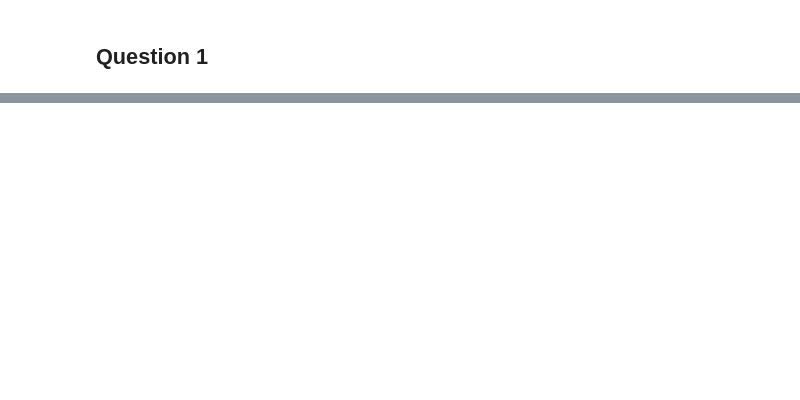
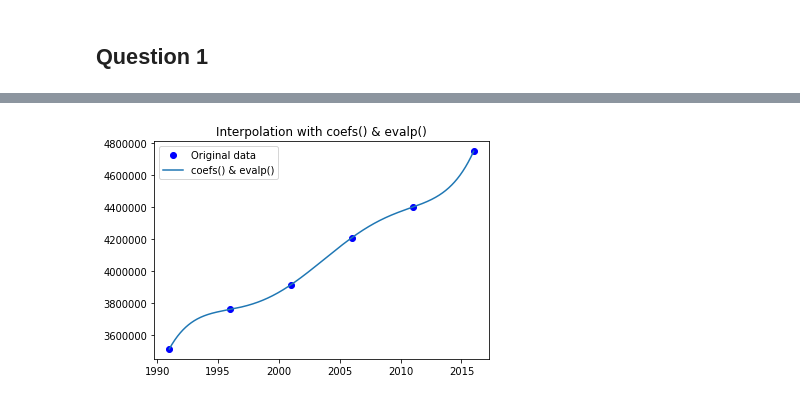
Before and after one commit to Niels-Clayton/Uni-Notes-Second-Year, a Jupyter notebook: Tri 2/MATH 245/Assignment 3/MATH 245 Project 3.ipynb, the cells around one changed output, grey strips where cells are left out. Saved outputs shown, nothing was run; the diff lists cells and outputs as text; code cells hidden in the pictures; blank space fills up the shorter version.

```diff
--- a/Tri 2/MATH 245/Assignment 3/MATH 245 Project 3.ipynb
+++ b/Tri 2/MATH 245/Assignment 3/MATH 245 Project 3.ipynb
@@ -78,0 +148,13 @@ plt.plot(x1, y2)
+# %%
+t = np.array([1991, 1996, 2001, 2006, 2011, 2016])
+y = np.array([3516000, 3762300, 3916200, 4209100, 4399400, 4747200])
+z = np.linspace(1991, 2016, 1000)
+# %%
+plt.plot(t, y, 'bo', label='Original data')
+y1 = newtinterp(t,y,z)
+plt.plot(z, y1,label='coefs() & evalp()')
+plt.title('Interpolation with coefs() & evalp()')
+plt.legend()
+plt.show()
+# %% [output]
+[figure, added]
```
Also changed, not shown: parts of 33 cells of this notebook, 1 other file.
